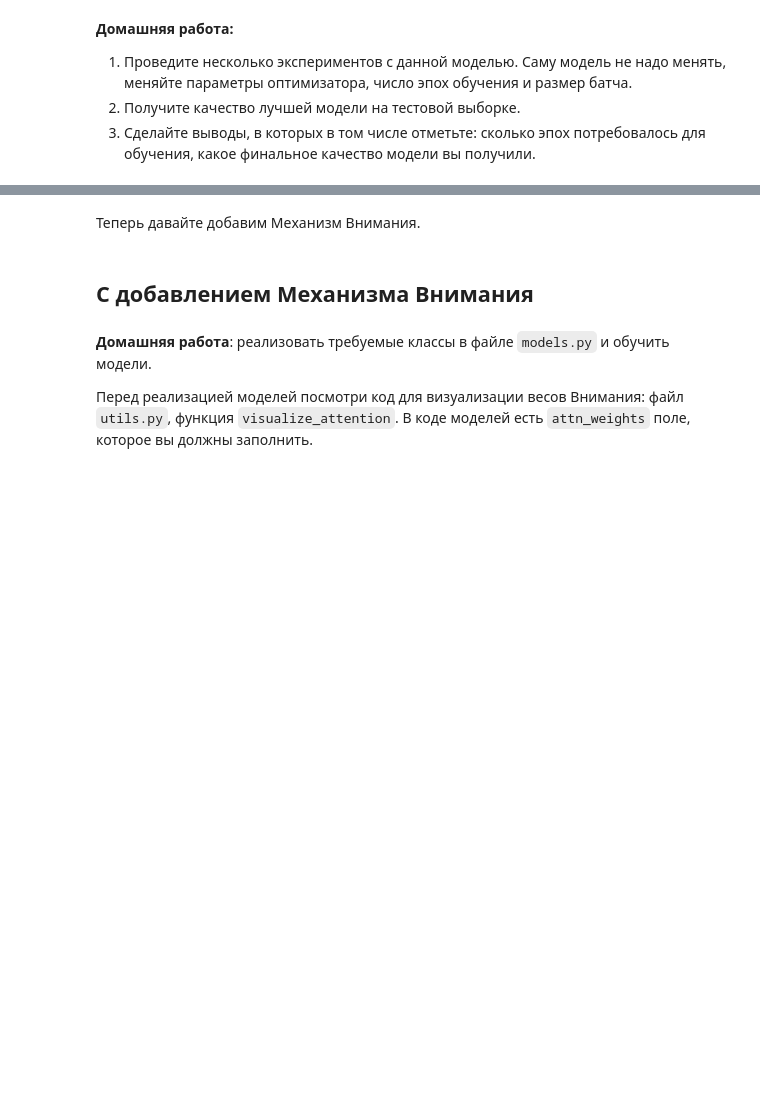
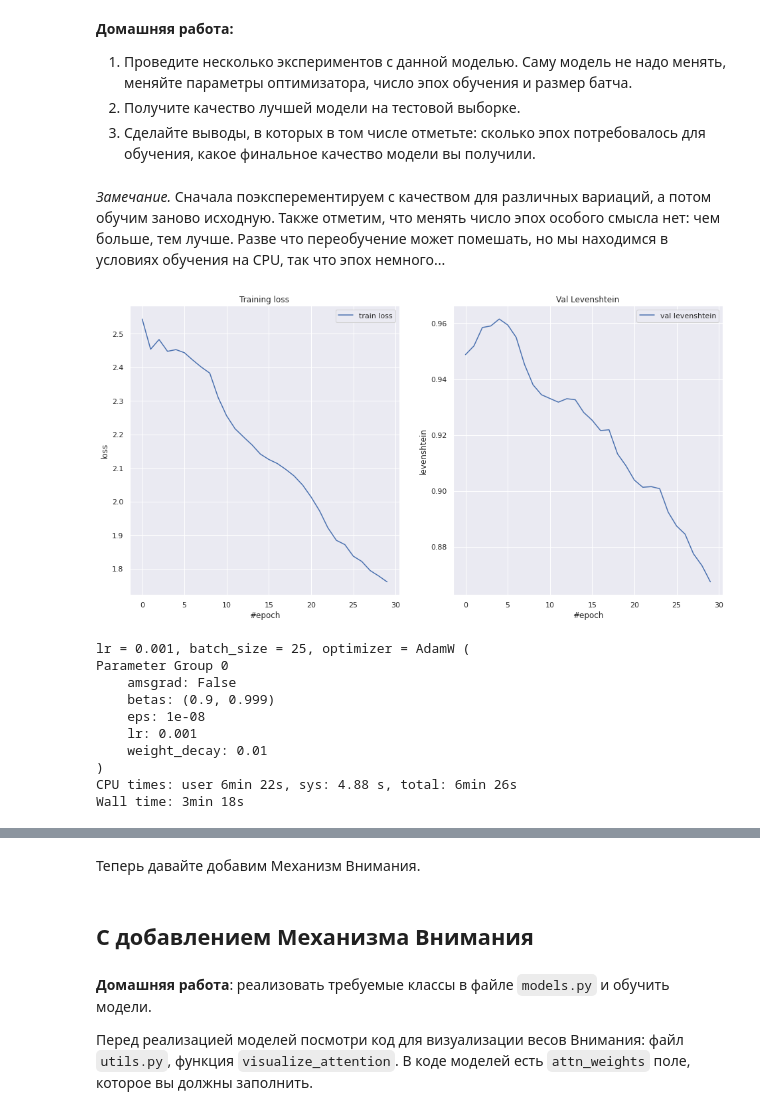
Before and after one commit to TopCoder2K/NN_course_ABBYY, a Jupyter notebook: attention/attention.ipynb, the cells around one changed output, grey strips where cells are left out. Saved outputs shown, nothing was run; the diff lists cells and outputs as text; code cells hidden in the pictures; blank space fills up the shorter version.

```diff
--- a/attention/attention.ipynb
+++ b/attention/attention.ipynb
@@ -161,3 +238,5 @@ compare_sequences(enc_dec_model, val_data, SEQ_MAX_LEN)
 1. Проведите несколько экспериментов с данной моделью. Саму модель не надо менять, меняйте параметры оптимизатора, число эпох обучения и размер батча.
 2. Получите качество лучшей модели на тестовой выборке.
 3. Сделайте выводы, в которых в том числе отметьте: сколько эпох потребовалось для обучения, какое финальное качество модели вы получили.
+# %% [markdown]
+*Замечание.* Сначала поэксперементируем с качеством для различных вариаций, а потом обучим заново исходную. Также отметим, что менять число эпох особого смысла нет: чем больше, тем лучше. Разве что переобучение может помешать, но мы находимся в условиях обучения на CPU, так что эпох немного...
@@ -163,0 +278,28 @@ compare_sequences(enc_dec_model, val_data, SEQ_MAX_LEN)
+# %%
+%%time
+
+lr = learning_rates[0]
+batch_size = batch_sizes[0]
+
+enc_dec_model_for_testing = EncoderDecoder(
+    sym2num, BOS, EOS, embed_size=50, enc_hidden_size=70, dec_hidden_size=70
+)
+optimizer = torch.optim.AdamW(enc_dec_model_for_testing.parameters(), lr=lr)
+
+train(
+    enc_dec_model_for_testing, train_data, val_data, optimizer,
+    SEQ_MAX_LEN, batch_size=batch_size, epochs_count=epochs_cnt
+)
+print(f"lr = {lr}, batch_size = {batch_size}, optimizer =", optimizer)
+# %% [output]
+[figure, added]
+lr = 0.001, batch_size = 25, optimizer = AdamW (
+Parameter Group 0
+    amsgrad: False
+    betas: (0.9, 0.999)
+    eps: 1e-08
+    lr: 0.001
+    weight_decay: 0.01
+)
+CPU times: user 6min 22s, sys: 4.88 s, total: 6min 26s
+Wall time: 3min 18s
```
Also changed, not shown: parts of 42 cells of this notebook, 5 other files.
